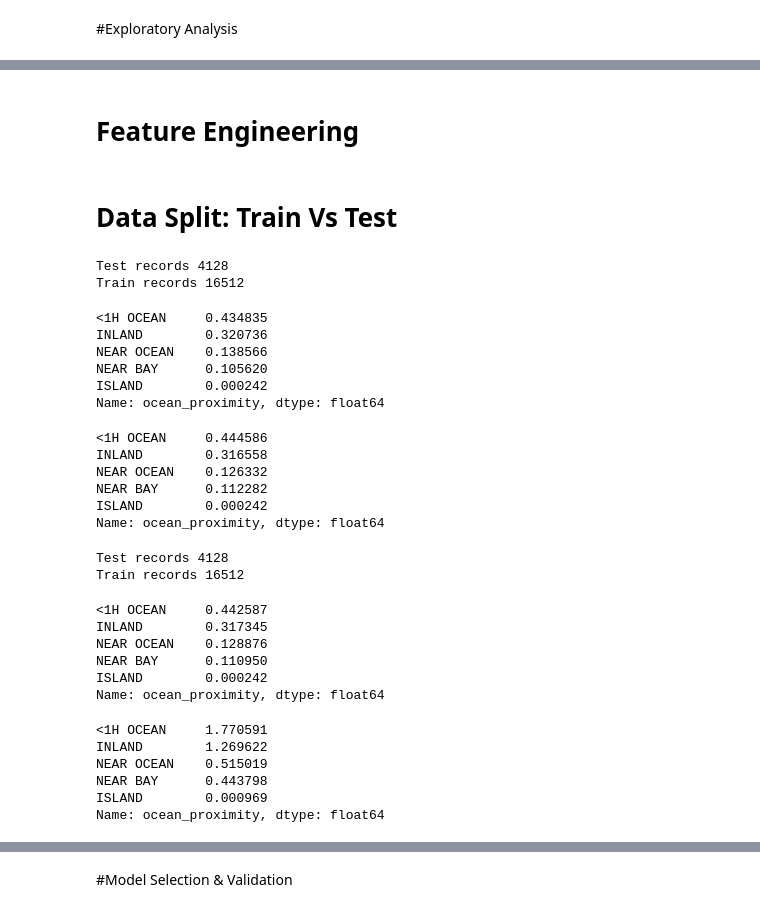
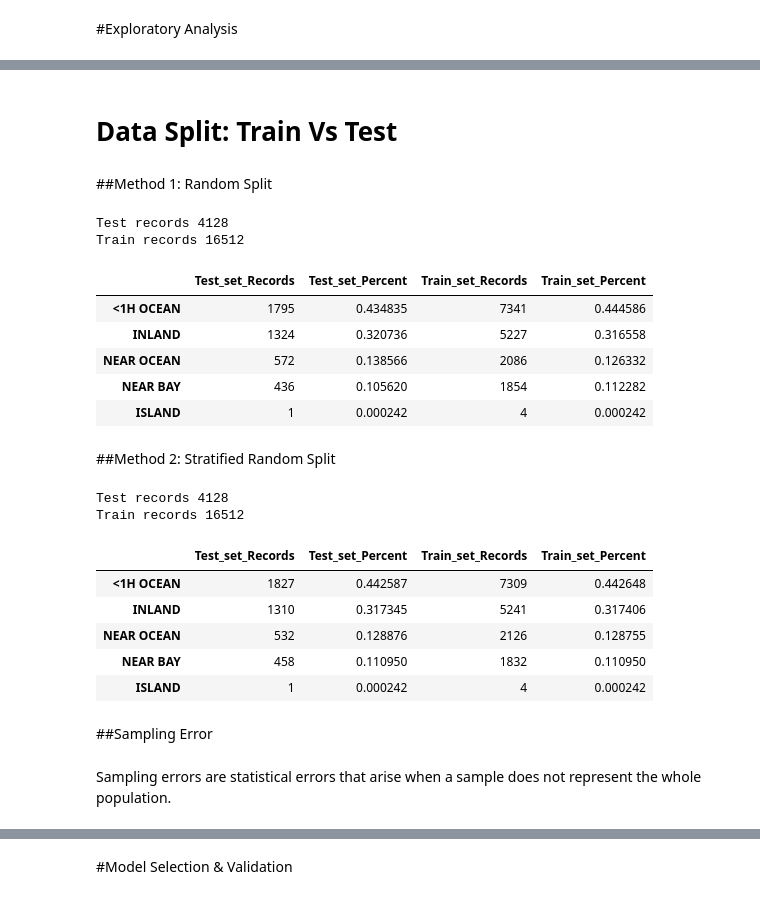
Before and after one commit to Sateesh110/Rep_ML, a Jupyter notebook: zML_SL_Regress_Housing.ipynb, the cells around one changed output, grey strips where cells are left out. Cells and saved outputs as stored; diff of their text form; code cells hidden in the pictures.

```diff
--- a/zML_SL_Regress_Housing.ipynb
+++ b/zML_SL_Regress_Housing.ipynb
@@ -305,7 +385,16 @@ plt.show()
-# %% [markdown]
-# Feature Engineering
 # %% [markdown]
 # Data Split: Train Vs Test
+# %%
+# Split statistics - Records, percentage
+def split_stats (test_set,train_set,colname):
+  df_split_stats = pd.DataFrame()
+  df_split_stats["Test_set_Records"] = test_set[colname].value_counts()
+  df_split_stats["Test_set_Percent"] = test_set[colname].value_counts() / len(test_set)
+  df_split_stats["Train_set_Records"] = train_set[colname].value_counts()
+  df_split_stats["Train_set_Percent"] = train_set[colname].value_counts() / len(train_set)
+  return (df_split_stats)
+# %% [markdown]
+##Method 1: Random Split
 # %%
 # Random Split 80:20
 train_set, test_set = train_test_split(housing, test_size=0.2, random_state=42)
@@ -314,24 +403,17 @@ print("Train records",len(train_set))
 # %% [output]
 Test records 4128
 Train records 16512
-# %%
-test_set["ocean_proximity"].value_counts() / len(test_set)
-# %% [output]
-<1H OCEAN     0.434835
-INLAND        0.320736
-NEAR OCEAN    0.138566
-NEAR BAY      0.105620
-ISLAND        0.000242
-Name: ocean_proximity, dtype: float64
-# %%
-train_set["ocean_proximity"].value_counts() / len(train_set)
-# %% [output]
-<1H OCEAN     0.444586
-INLAND        0.316558
-NEAR OCEAN    0.126332
-NEAR BAY      0.112282
-ISLAND        0.000242
-Name: ocean_proximity, dtype: float64
+# %%
+split_stats(test_set,train_set,"ocean_proximity")
+# %% [output]
+|  | Test_set_Records | Test_set_Percent | Train_set_Records | Train_set_Percent |
+| <1H OCEAN | 1795 | 0.434835 | 7341 | 0.444586 |
+| INLAND | 1324 | 0.320736 | 5227 | 0.316558 |
+| NEAR OCEAN | 572 | 0.138566 | 2086 | 0.126332 |
+| NEAR BAY | 436 | 0.105620 | 1854 | 0.112282 |
+| ISLAND | 1 | 0.000242 | 4 | 0.000242 |
+# %% [markdown]
+##Method 2: Stratified Random Split
 # %%
 #Random. But, Stratified Split 80:20
 
@@ -345,22 +427,17 @@ print("Train records",len(strat_train_set))
 # %% [output]
 Test records 4128
 Train records 16512
-# %%
-strat_test_set["ocean_proximity"].value_counts() / len(strat_test_set)
-# %% [output]
-<1H OCEAN     0.442587
-INLAND        0.317345
-NEAR OCEAN    0.128876
-NEAR BAY      0.110950
-ISLAND        0.000242
-Name: ocean_proximity, dtype: float64
-# %%
-strat_train_set["ocean_proximity"].value_counts() / len(strat_test_set)
-# %% [output]
-<1H OCEAN     1.770591
-INLAND        1.269622
-NEAR OCEAN    0.515019
-NEAR BAY      0.443798
-ISLAND        0.000969
-Name: ocean_proximity, dtype: float64
+# %%
+split_stats(strat_test_set,strat_train_set,"ocean_proximity")
+# %% [output]
+|  | Test_set_Records | Test_set_Percent | Train_set_Records | Train_set_Percent |
+| <1H OCEAN | 1827 | 0.442587 | 7309 | 0.442648 |
+| INLAND | 1310 | 0.317345 | 5241 | 0.317406 |
+| NEAR OCEAN | 532 | 0.128876 | 2126 | 0.128755 |
+| NEAR BAY | 458 | 0.110950 | 1832 | 0.110950 |
+| ISLAND | 1 | 0.000242 | 4 | 0.000242 |
+# %% [markdown]
+##Sampling Error
+# %% [markdown]
+Sampling errors are statistical errors that arise when a sample does not represent the whole population.
 # %%
```
Also changed, not shown: parts of 12 cells of this notebook.
